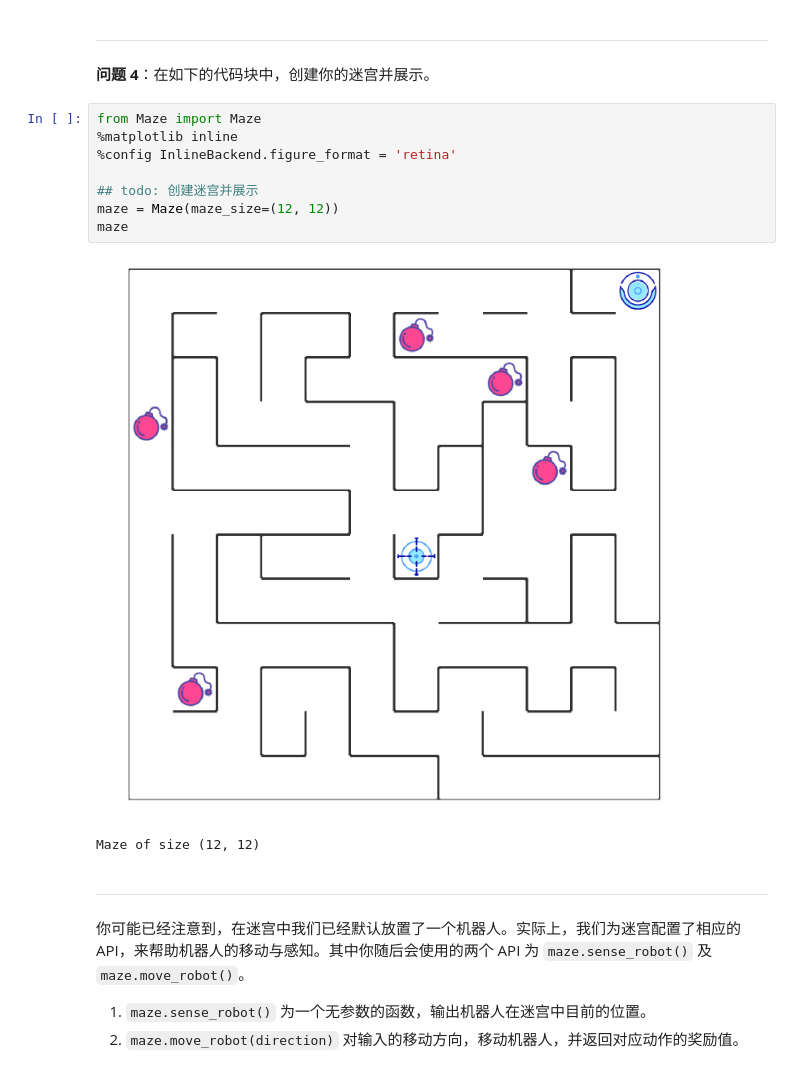
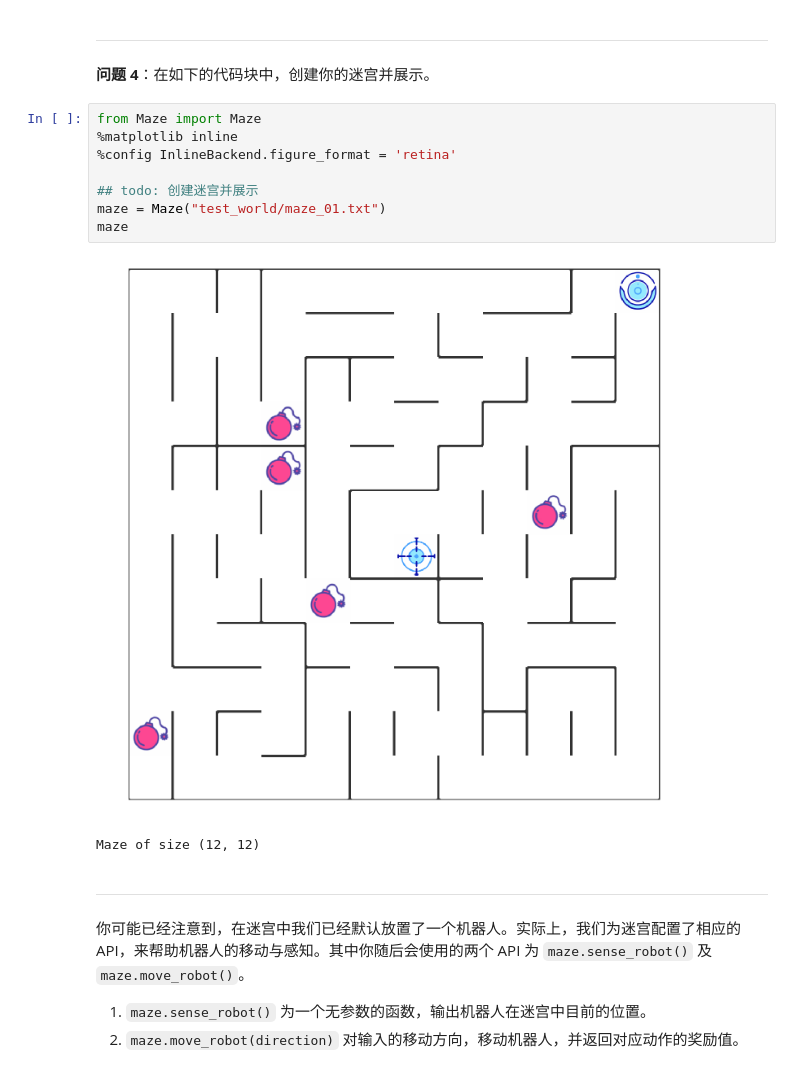
Before and after one commit to liyu10000/playboy, a Jupyter notebook: udacity/machine-learning/qlearning_maze/robot_maze.ipynb, the cells around one changed output. Saved outputs shown, nothing was run; the diff lists cells and outputs as text.

```diff
--- a/udacity/machine-learning/qlearning_maze/robot_maze.ipynb
+++ b/udacity/machine-learning/qlearning_maze/robot_maze.ipynb
@@ -151,13 +151,13 @@ def choose_action(epsilon):
 # %%
 from Maze import Maze
 %matplotlib inline
 %config InlineBackend.figure_format = 'retina'
 
 ## todo: 创建迷宫并展示
-maze = Maze(maze_size=(12, 12))
+maze = Maze("test_world/maze_01.txt")
 maze
 # %% [output]
-[figure, old version]
+[figure, new version]
 Maze of size (12, 12)
 # %% [markdown]
 ---
```
Also changed, not shown: parts of 19 cells of this notebook, 4 other files.
